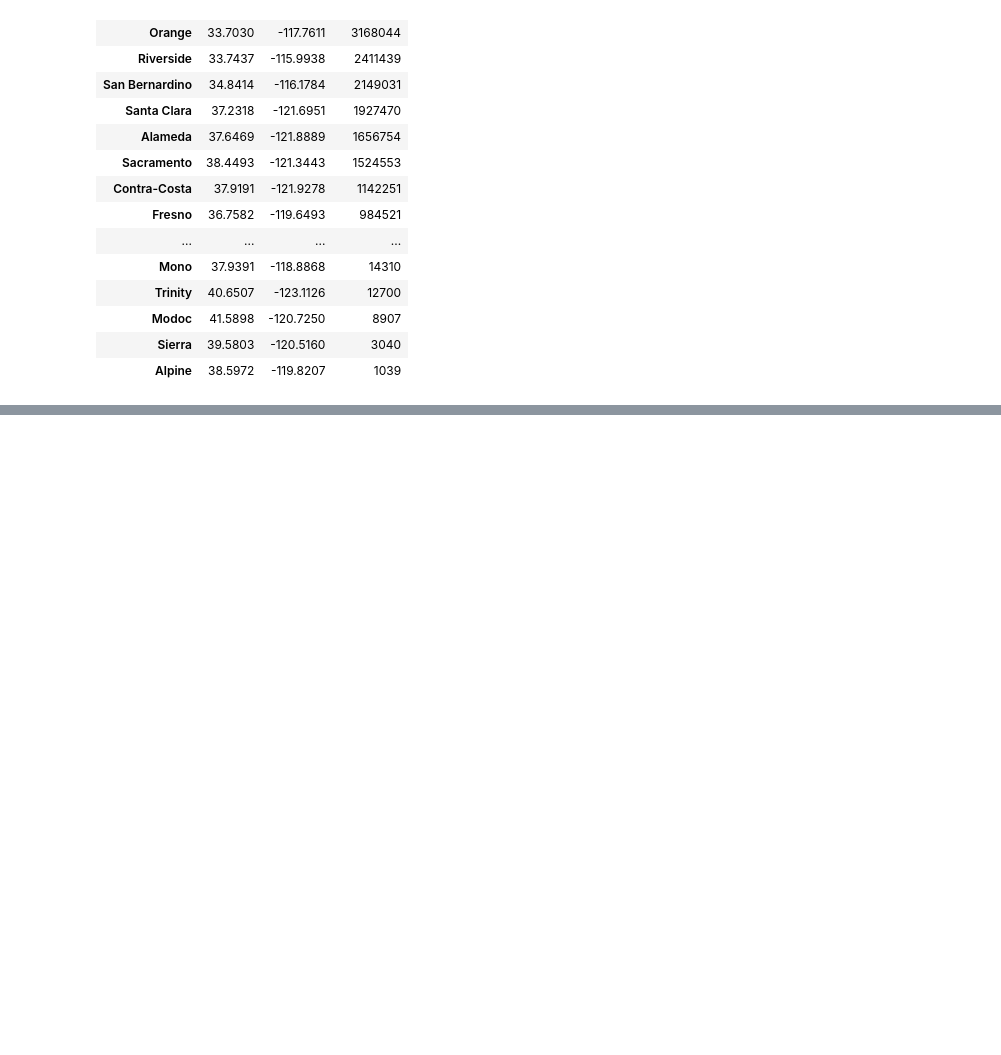
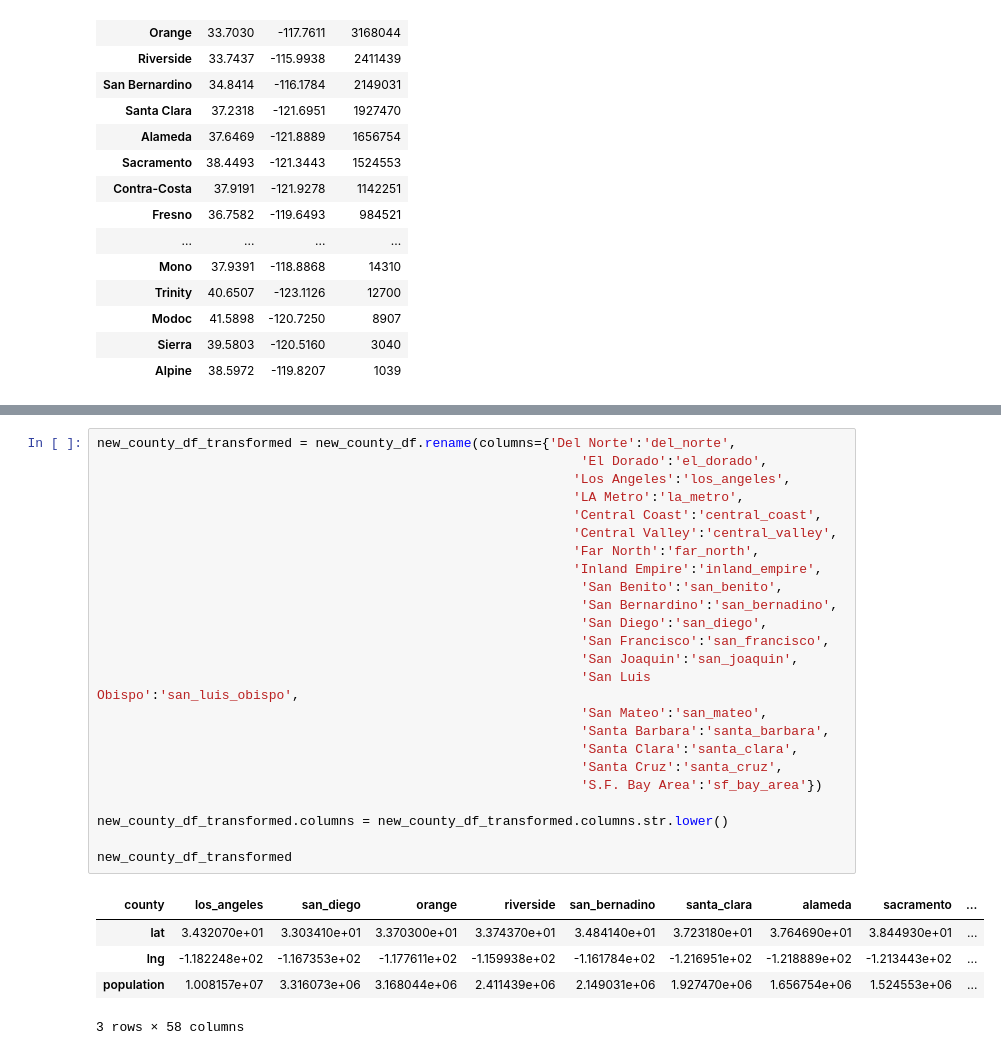
Before and after one commit to sustainedtang/project2ucd, a Jupyter notebook: data_cleanup.ipynb, the cells around one changed output, grey strips where cells are left out. Saved outputs shown, nothing was run; the diff lists cells and outputs as text; blank space fills up the shorter version.

```diff
--- a/data_cleanup.ipynb
+++ b/data_cleanup.ipynb
@@ -142,6 +213,36 @@ new_county_df
 | lng | -1.182248e+02 | -1.167353e+02 | -1.177611e+02 | -1.159938e+02 | -1.161784e+02 | -1.216951e+02 | -1.218889e+02 | -1.213443e+02 | ... |
 | population | 1.008157e+07 | 3.316073e+06 | 3.168044e+06 | 2.411439e+06 | 2.149031e+06 | 1.927470e+06 | 1.656754e+06 | 1.524553e+06 | ... |
 3 rows × 58 columns
+# %%
+new_county_df_transformed = new_county_df.rename(columns={'Del Norte':'del_norte',
+                                                              'El Dorado':'el_dorado',
+                                                             'Los Angeles':'los_angeles',
+                                                             'LA Metro':'la_metro',
+                                                             'Central Coast':'central_coast',
+                                                             'Central Valley':'central_valley',
+                                                             'Far North':'far_north',
+                                                             'Inland Empire':'inland_empire',
+                                                              'San Benito':'san_benito',
+                                                              'San Bernardino':'san_bernadino',
+                                                              'San Diego':'san_diego',
+                                                              'San Francisco':'san_francisco',
+                                                              'San Joaquin':'san_joaquin',
+                                                              'San Luis Obispo':'san_luis_obispo',
+                                                              'San Mateo':'san_mateo',
+                                                              'Santa Barbara':'santa_barbara',
+                                                              'Santa Clara':'santa_clara',
+                                                              'Santa Cruz':'santa_cruz',
+                                                              'S.F. Bay Area':'sf_bay_area'})
+
+new_county_df_transformed.columns = new_county_df_transformed.columns.str.lower()
+
+new_county_df_transformed
+# %% [output]
+| county | los_angeles | san_diego | orange | riverside | san_bernadino | santa_clara | alameda | sacramento | ... |
+| lat | 3.432070e+01 | 3.303410e+01 | 3.370300e+01 | 3.374370e+01 | 3.484140e+01 | 3.723180e+01 | 3.764690e+01 | 3.844930e+01 | ... |
+| lng | -1.182248e+02 | -1.167353e+02 | -1.177611e+02 | -1.159938e+02 | -1.161784e+02 | -1.216951e+02 | -1.218889e+02 | -1.213443e+02 | ... |
+| population | 1.008157e+07 | 3.316073e+06 | 3.168044e+06 | 2.411439e+06 | 2.149031e+06 | 1.927470e+06 | 1.656754e+06 | 1.524553e+06 | ... |
+3 rows × 58 columns
 # %%
 housing_connection_string = f'postgresql://{db_user}:{db_password}@{db_host}:{db_port}/{db_name}'
 # confirm the connection string
```
Also changed, not shown: parts of 6 cells of this notebook, 2 other files.
